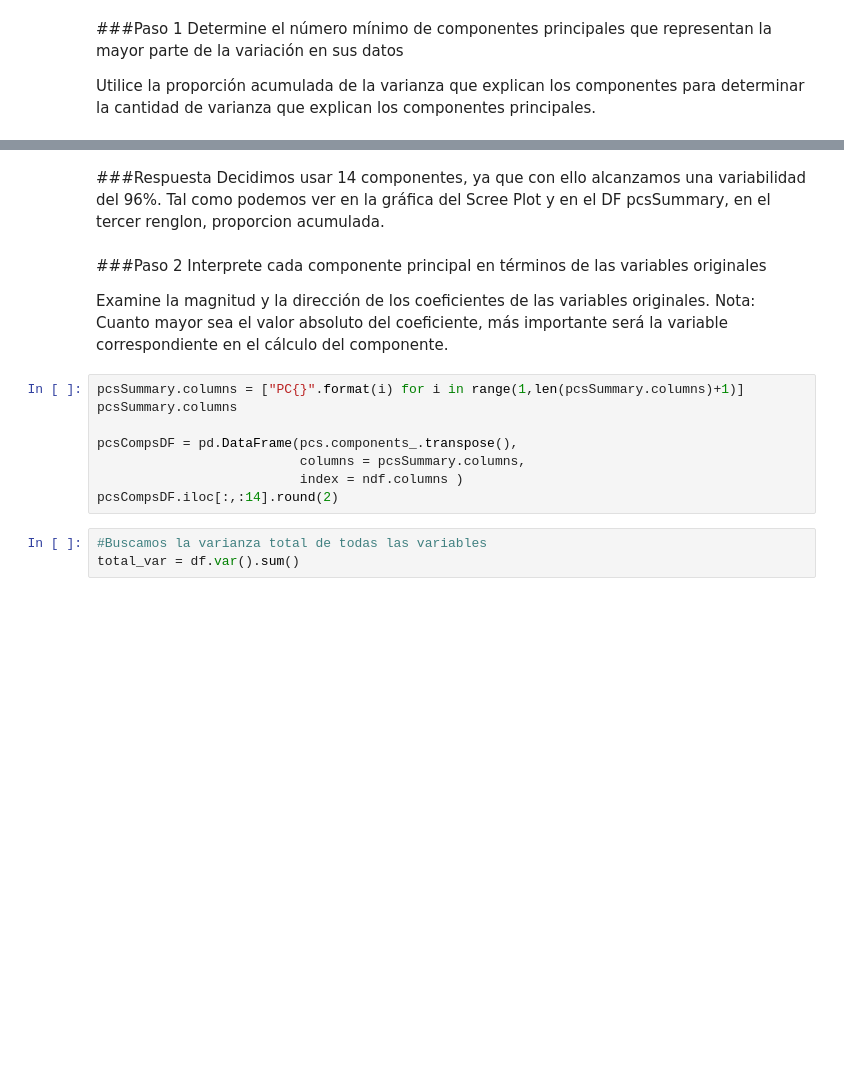
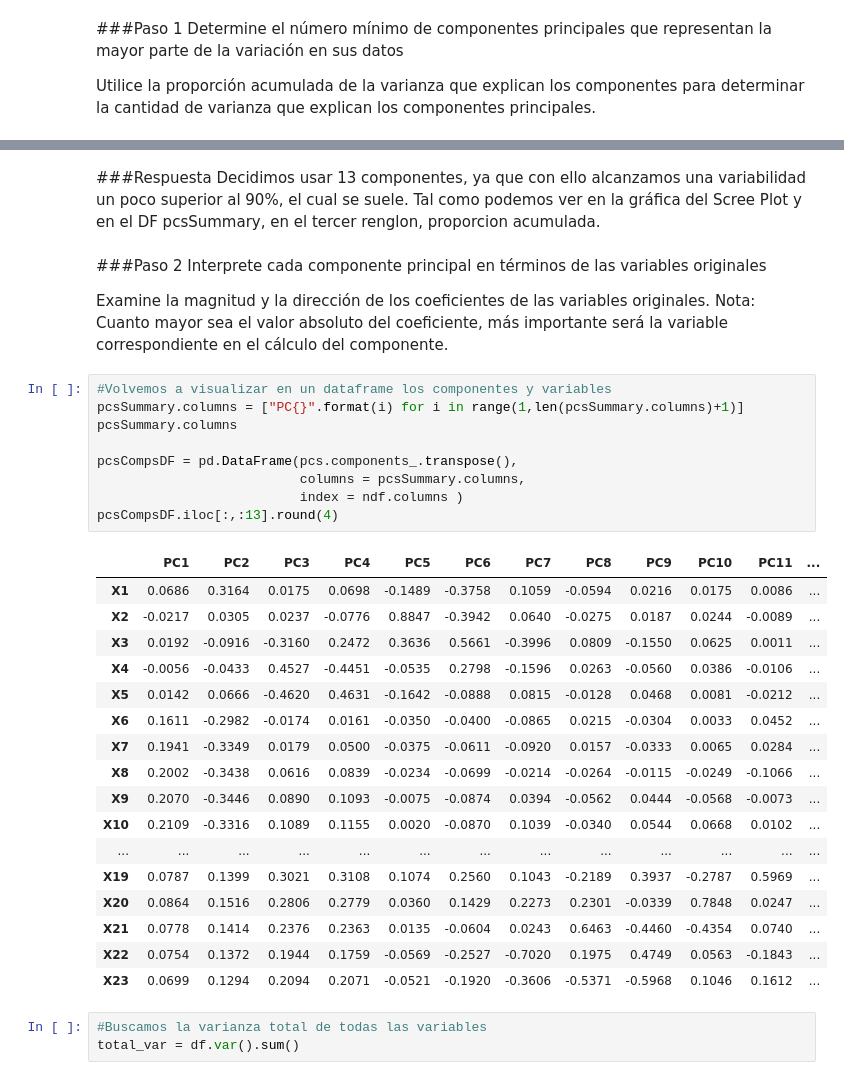
Before and after one commit to PosgradoMNA/actividades-del-projecto-equipo-125, a Jupyter notebook: Actividad_Semanal_4_EA2.ipynb, the cells around one changed output, grey strips where cells are left out. Cells and saved outputs as stored; diff of their text form; blank space fills up the shorter version.

```diff
--- a/Actividad_Semanal_4_EA2.ipynb
+++ b/Actividad_Semanal_4_EA2.ipynb
@@ -151,6 +235,6 @@ pcsSummary_df
 # %% [markdown]
 ###Respuesta
-Decidimos usar 14 componentes, ya que con ello alcanzamos una variabilidad del 96%. Tal como podemos ver en la gráfica del Scree Plot y en el DF pcsSummary, en el tercer renglon, proporcion acumulada.
+Decidimos usar 13 componentes, ya que con ello alcanzamos una variabilidad un poco superior al 90%, el cual se suele. Tal como podemos ver en la gráfica del Scree Plot y en el DF pcsSummary, en el tercer renglon, proporcion acumulada.
 # %% [markdown]
 ###Paso 2
 Interprete cada componente principal en términos de las variables originales
@@ -158,13 +242,32 @@ Interprete cada componente principal en términos de las variables originales
 Examine la magnitud y la dirección de los coeficientes de las variables originales.
 Nota: Cuanto mayor sea el valor absoluto del coeficiente, más importante será la variable correspondiente en el cálculo del componente.
 # %%
+#Volvemos a visualizar en un dataframe los componentes y variables
 pcsSummary.columns = ["PC{}".format(i) for i in range(1,len(pcsSummary.columns)+1)]
 pcsSummary.columns
 
 pcsCompsDF = pd.DataFrame(pcs.components_.transpose(),
                           columns = pcsSummary.columns,
                           index = ndf.columns )
-pcsCompsDF.iloc[:,:14].round(2)
+pcsCompsDF.iloc[:,:13].round(4)
+# %% [output]
+|  | PC1 | PC2 | PC3 | PC4 | PC5 | PC6 | PC7 | PC8 | PC9 | PC10 | PC11 | ... |
+| X1 | 0.0686 | 0.3164 | 0.0175 | 0.0698 | -0.1489 | -0.3758 | 0.1059 | -0.0594 | 0.0216 | 0.0175 | 0.0086 | ... |
+| X2 | -0.0217 | 0.0305 | 0.0237 | -0.0776 | 0.8847 | -0.3942 | 0.0640 | -0.0275 | 0.0187 | 0.0244 | -0.0089 | ... |
+| X3 | 0.0192 | -0.0916 | -0.3160 | 0.2472 | 0.3636 | 0.5661 | -0.3996 | 0.0809 | -0.1550 | 0.0625 | 0.0011 | ... |
+| X4 | -0.0056 | -0.0433 | 0.4527 | -0.4451 | -0.0535 | 0.2798 | -0.1596 | 0.0263 | -0.0560 | 0.0386 | -0.0106 | ... |
+| X5 | 0.0142 | 0.0666 | -0.4620 | 0.4631 | -0.1642 | -0.0888 | 0.0815 | -0.0128 | 0.0468 | 0.0081 | -0.0212 | ... |
+| X6 | 0.1611 | -0.2982 | -0.0174 | 0.0161 | -0.0350 | -0.0400 | -0.0865 | 0.0215 | -0.0304 | 0.0033 | 0.0452 | ... |
+| X7 | 0.1941 | -0.3349 | 0.0179 | 0.0500 | -0.0375 | -0.0611 | -0.0920 | 0.0157 | -0.0333 | 0.0065 | 0.0284 | ... |
+| X8 | 0.2002 | -0.3438 | 0.0616 | 0.0839 | -0.0234 | -0.0699 | -0.0214 | -0.0264 | -0.0115 | -0.0249 | -0.1066 | ... |
+| X9 | 0.2070 | -0.3446 | 0.0890 | 0.1093 | -0.0075 | -0.0874 | 0.0394 | -0.0562 | 0.0444 | -0.0568 | -0.0073 | ... |
+| X10 | 0.2109 | -0.3316 | 0.1089 | 0.1155 | 0.0020 | -0.0870 | 0.1039 | -0.0340 | 0.0544 | 0.0668 | 0.0102 | ... |
+| ... | ... | ... | ... | ... | ... | ... | ... | ... | ... | ... | ... | ... |
+| X19 | 0.0787 | 0.1399 | 0.3021 | 0.3108 | 0.1074 | 0.2560 | 0.1043 | -0.2189 | 0.3937 | -0.2787 | 0.5969 | ... |
+| X20 | 0.0864 | 0.1516 | 0.2806 | 0.2779 | 0.0360 | 0.1429 | 0.2273 | 0.2301 | -0.0339 | 0.7848 | 0.0247 | ... |
+| X21 | 0.0778 | 0.1414 | 0.2376 | 0.2363 | 0.0135 | -0.0604 | 0.0243 | 0.6463 | -0.4460 | -0.4354 | 0.0740 | ... |
+| X22 | 0.0754 | 0.1372 | 0.1944 | 0.1759 | -0.0569 | -0.2527 | -0.7020 | 0.1975 | 0.4749 | 0.0563 | -0.1843 | ... |
+| X23 | 0.0699 | 0.1294 | 0.2094 | 0.2071 | -0.0521 | -0.1920 | -0.3606 | -0.5371 | -0.5968 | 0.1046 | 0.1612 | ... |
 # %%
 #Buscamos la varianza total de todas las variables
 total_var = df.var().sum()
```
Also changed, not shown: parts of 29 cells of this notebook.
